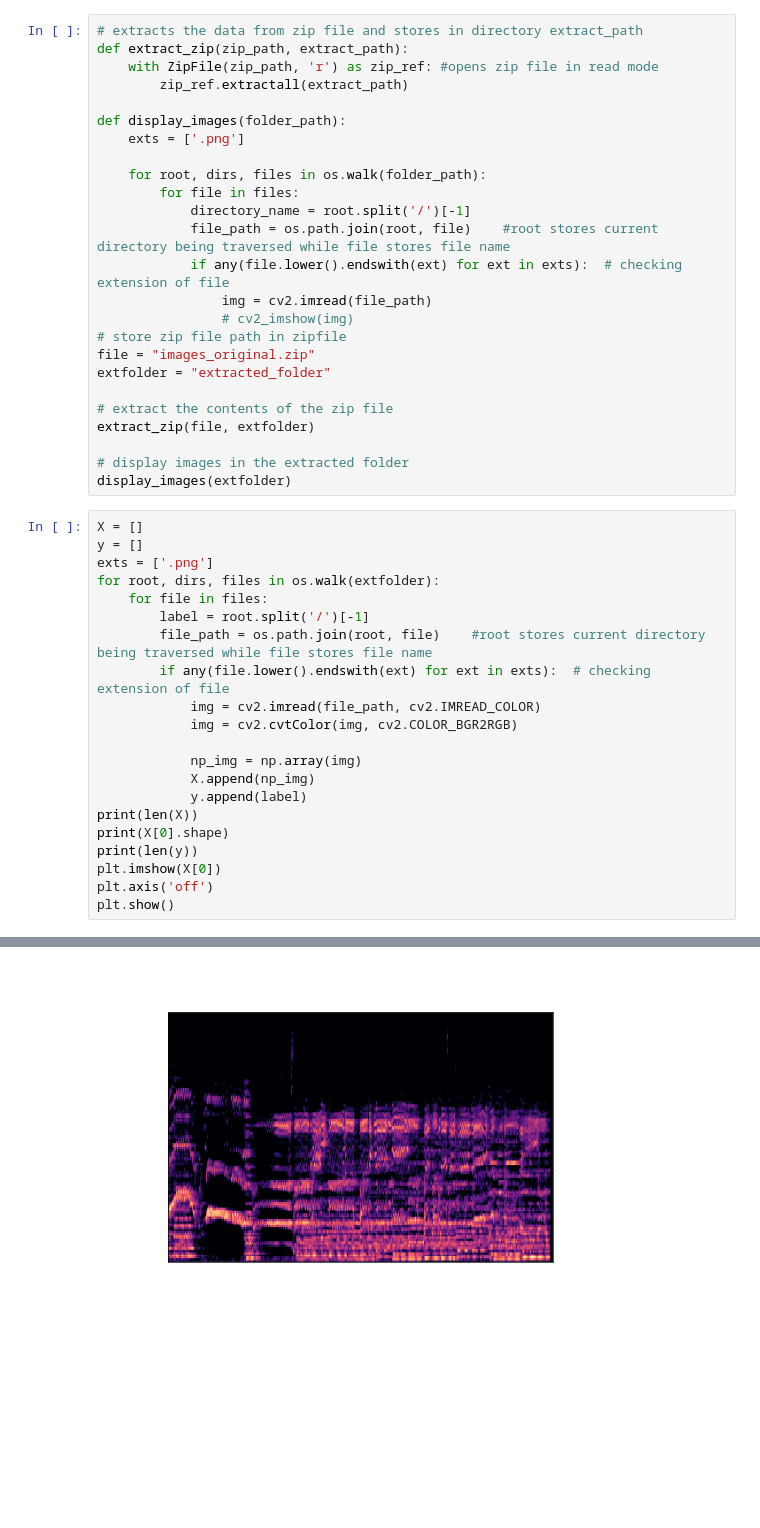
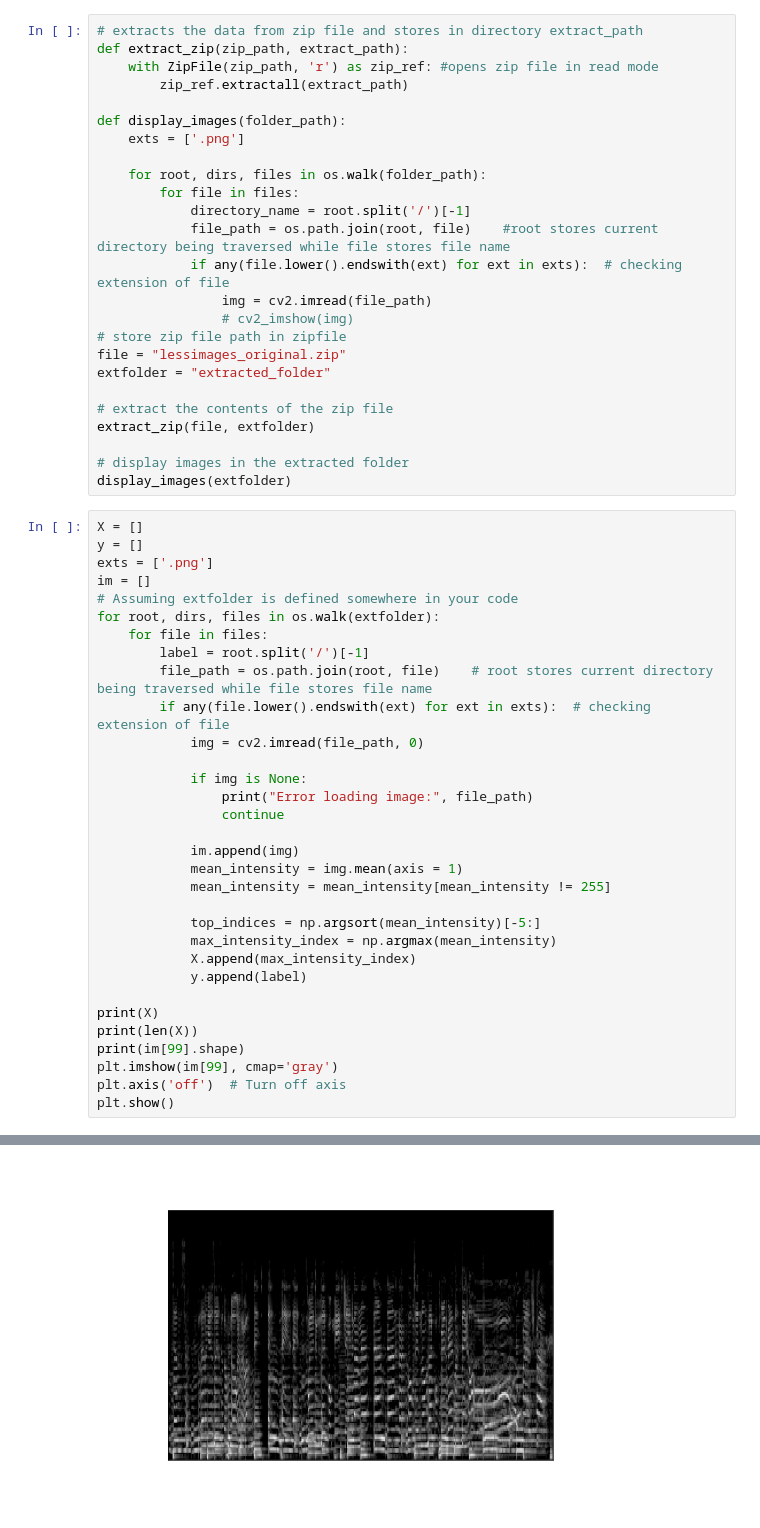
Before and after one commit to sanikanarmitwar/MusicGenreClassification, a Jupyter notebook: musicgenreIMAGE.ipynb, the cells around one changed output, grey strips where cells are left out. Drawn from its saved outputs; the diff is of its cells as text; blank space fills up the shorter version.

```diff
--- a/musicgenreIMAGE.ipynb
+++ b/musicgenreIMAGE.ipynb
@@ -33,7 +35,7 @@ def display_images(folder_path):
                 img = cv2.imread(file_path)
                 # cv2_imshow(img)
 # store zip file path in zipfile
-file = "images_original.zip"
+file = "lessimages_original.zip"
 extfolder = "extracted_folder"
 
 # extract the contents of the zip file
@@ -45,21 +47,32 @@ display_images(extfolder)
 X = []
 y = []
 exts = ['.png']
+im = []
+# Assuming extfolder is defined somewhere in your code
 for root, dirs, files in os.walk(extfolder):
     for file in files:
         label = root.split('/')[-1]
-        file_path = os.path.join(root, file)    #root stores current directory being traversed while file stores file name
+        file_path = os.path.join(root, file)    # root stores current directory being traversed while file stores file name
         if any(file.lower().endswith(ext) for ext in exts):  # checking extension of file
-            img = cv2.imread(file_path, cv2.IMREAD_COLOR)
-            img = cv2.cvtColor(img, cv2.COLOR_BGR2RGB)
+            img = cv2.imread(file_path, 0)
 
-            np_img = np.array(img)
-            X.append(np_img)
+            if img is None:
+                print("Error loading image:", file_path)
+                continue
+
+            im.append(img)
+            mean_intensity = img.mean(axis = 1)
+            mean_intensity = mean_intensity[mean_intensity != 255]
+
+            top_indices = np.argsort(mean_intensity)[-5:]
+            max_intensity_index = np.argmax(mean_intensity)
+            X.append(max_intensity_index)
             y.append(label)
+
+print(X)
 print(len(X))
-print(X[0].shape)
-print(len(y))
-plt.imshow(X[0])
-plt.axis('off')
+print(im[99].shape)
+plt.imshow(im[99], cmap='gray')
+plt.axis('off')  # Turn off axis
 plt.show()
 # %% [output]
@@ -69 +82 @@ plt.show()
-[figure, old version]
+[figure, new version]
```
Also changed, not shown: parts of 8 cells of this notebook.
